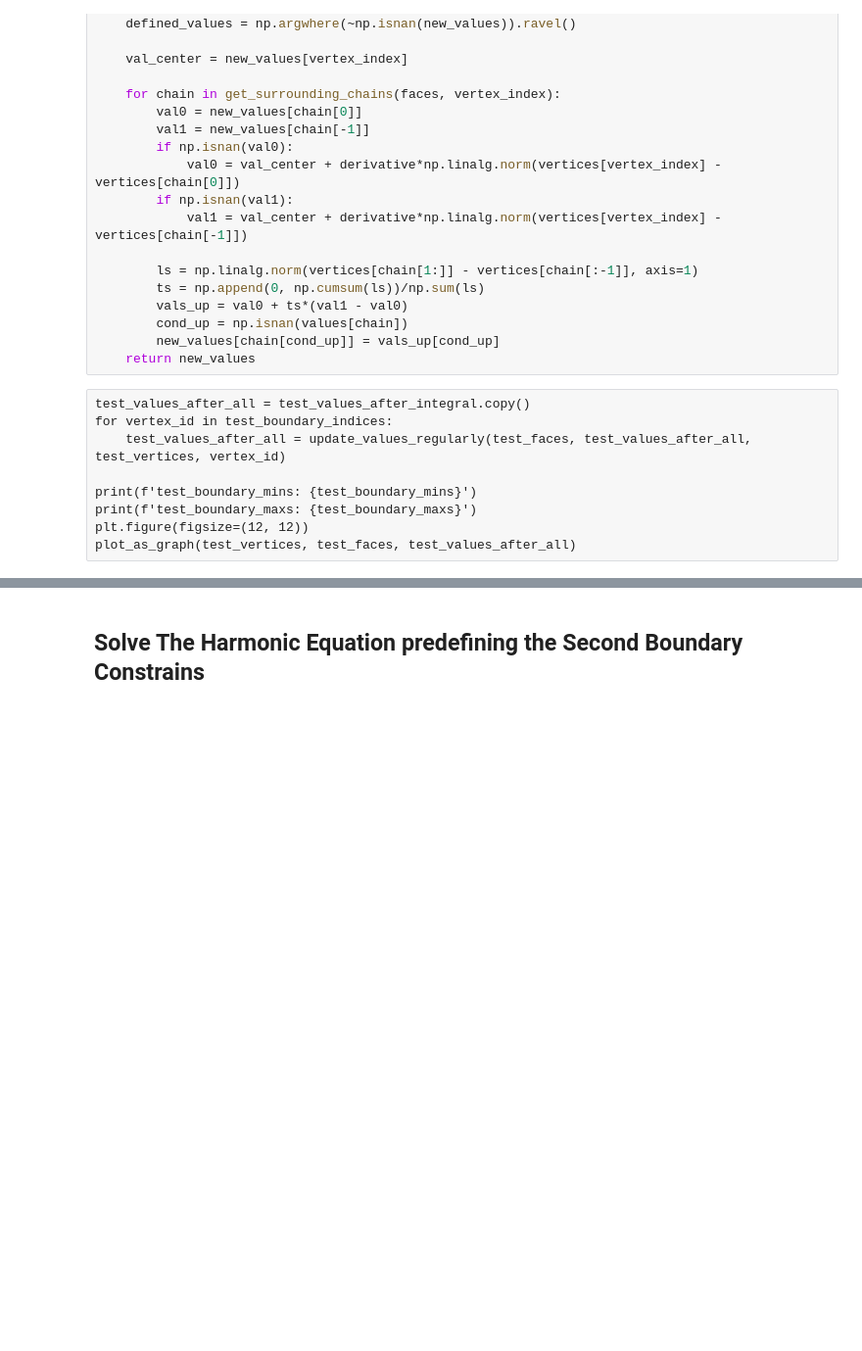
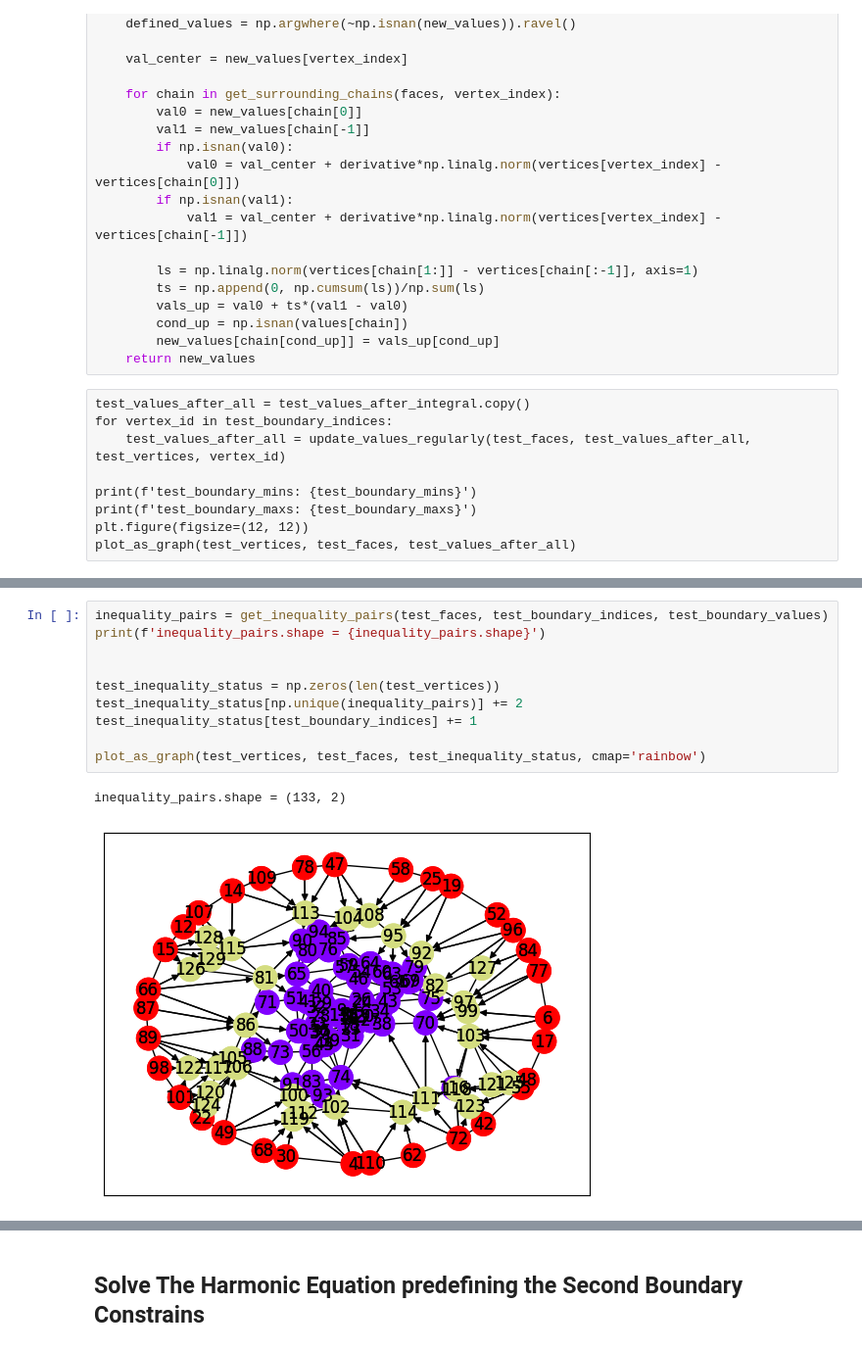
Before and after one commit to zimfv/quadrangulation, a Jupyter notebook: nonmanifold-eigen.ipynb, the cells around one changed output, grey strips where cells are left out. Shown at 98% size. Saved outputs shown, nothing was run; the diff lists cells and outputs as text; blank space fills up the shorter version.

Commit message:
Tryed to define inequality system. Possibly,the system is infeasible

```diff
--- a/nonmanifold-eigen.ipynb
+++ b/nonmanifold-eigen.ipynb
@@ -963,0 +1059,13 @@ plot_as_graph(test_vertices, test_faces, test_values_after_all)
+# %%
+inequality_pairs = get_inequality_pairs(test_faces, test_boundary_indices, test_boundary_values)
+print(f'inequality_pairs.shape = {inequality_pairs.shape}')
+
+
+test_inequality_status = np.zeros(len(test_vertices))
+test_inequality_status[np.unique(inequality_pairs)] += 2
+test_inequality_status[test_boundary_indices] += 1
+
+plot_as_graph(test_vertices, test_faces, test_inequality_status, cmap='rainbow')
+# %% [output]
+inequality_pairs.shape = (133, 2)
+[figure, added]
```
Also changed, not shown: parts of 36 cells of this notebook, 2 other files.
